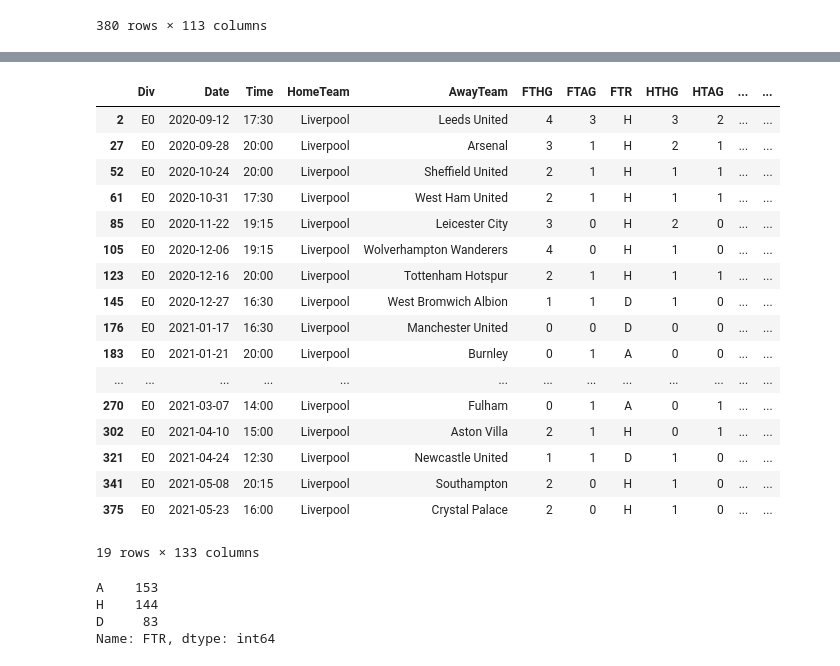
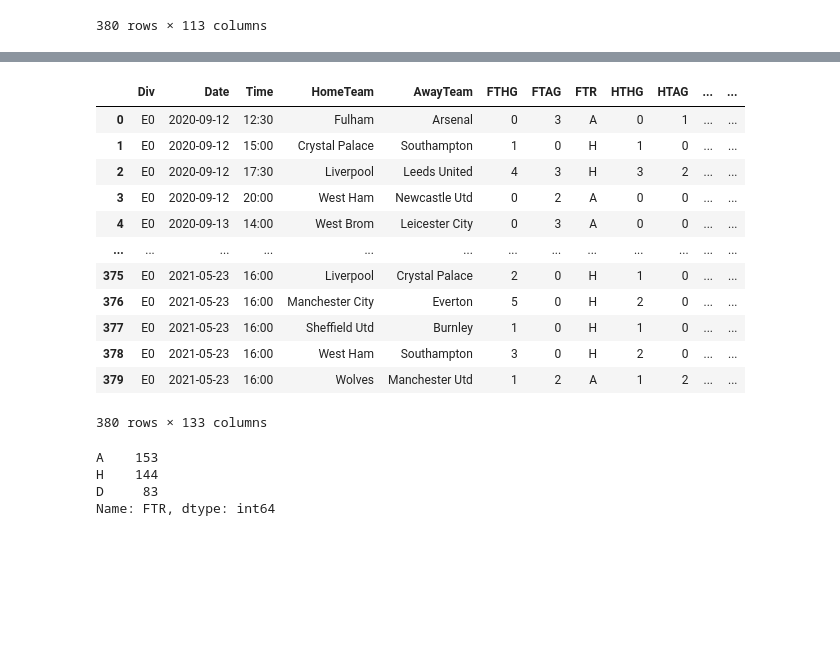
Before and after one commit to Giuliano99/Masterarbeit, a Jupyter notebook: Random Forest.ipynb, the cells around one changed output, grey strips where cells are left out. Drawn from its saved outputs; the diff is of its cells as text; code cells hidden in the pictures; blank space fills up the shorter version.

Commit message:
prepare data for seasons 19 and 21, import data done, random forst done

```diff
--- a/Random Forest.ipynb
+++ b/Random Forest.ipynb
@@ -348,0 +324,4 @@ PL20_21_fixtures
+# %%
+#PL19_20_fixtures = calculate_elo_season(PL19_20_fixtures)
+PL21_22_fixtures = calculate_elo_season(PL21_22_fixtures)
+PL21_22_fixtures
@@ -377,22 +415,0 @@ for idx, row in PL20_21_fixtures.iterrows():
-# %%
-#calculate Differences
-PL20_21_fixtures['goalsDifference'] = PL20_21_fixtures['goalsH'] - PL20_21_fixtures['goalsA']
-PL20_21_fixtures
-
-PL20_21_fixtures['shotsDifference'] = PL20_21_fixtures['shotsH'] - PL20_21_fixtures['shotsA']
-PL20_21_fixtures
-
-PL20_21_fixtures['cornersDifference'] = PL20_21_fixtures['cornersH'] - PL20_21_fixtures['cornersA']
-PL20_21_fixtures
-
-PL20_21_fixtures['ewmDifference'] = PL20_21_fixtures['ewmH'] - PL20_21_fixtures['ewmA']
-PL20_21_fixtures
-
-PL20_21_fixtures['elo_difference'] = PL20_21_fixtures['Elo_h_before'] - PL20_21_fixtures['Elo_a_before']
-PL20_21_fixtures
-
-PL20_21_fixtures['form_difference'] = PL20_21_fixtures['formH'] - PL20_21_fixtures['formA']
-PL20_21_fixtures
-
-#PL20_21_fixtures['form_difference_side'] = PL20_21_fixtures['formH_side'] - PL20_21_fixtures['formA_side']
-PL20_21_fixtures
@@ -413,27 +416,33 @@ PL20_21_fixtures
-# %%
-rslt_df = PL20_21_fixtures[PL20_21_fixtures['HomeTeam'] == 'Liverpool']
-#rslt_df2 = PL20_21_fixtures[PL20_21_fixtures['AwayTeam'] == 'Liverpool' ]
-rslt_df
-#rslt_df.append(rslt_df2).sort_index()
-# %% [output]
-|  | Div | Date | Time | HomeTeam | AwayTeam | FTHG | FTAG | FTR | HTHG | HTAG | ... | ... |
-| 2 | E0 | 2020-09-12 | 17:30 | Liverpool | Leeds United | 4 | 3 | H | 3 | 2 | ... | ... |
-| 27 | E0 | 2020-09-28 | 20:00 | Liverpool | Arsenal | 3 | 1 | H | 2 | 1 | ... | ... |
-| 52 | E0 | 2020-10-24 | 20:00 | Liverpool | Sheffield United | 2 | 1 | H | 1 | 1 | ... | ... |
-| 61 | E0 | 2020-10-31 | 17:30 | Liverpool | West Ham United | 2 | 1 | H | 1 | 1 | ... | ... |
-| 85 | E0 | 2020-11-22 | 19:15 | Liverpool | Leicester City | 3 | 0 | H | 2 | 0 | ... | ... |
-| 105 | E0 | 2020-12-06 | 19:15 | Liverpool | Wolverhampton Wanderers | 4 | 0 | H | 1 | 0 | ... | ... |
-| 123 | E0 | 2020-12-16 | 20:00 | Liverpool | Tottenham Hotspur | 2 | 1 | H | 1 | 1 | ... | ... |
-| 145 | E0 | 2020-12-27 | 16:30 | Liverpool | West Bromwich Albion | 1 | 1 | D | 1 | 0 | ... | ... |
-| 176 | E0 | 2021-01-17 | 16:30 | Liverpool | Manchester United | 0 | 0 | D | 0 | 0 | ... | ... |
-| 183 | E0 | 2021-01-21 | 20:00 | Liverpool | Burnley | 0 | 1 | A | 0 | 0 | ... | ... |
-| ... | ... | ... | ... | ... | ... | ... | ... | ... | ... | ... | ... | ... |
-| 270 | E0 | 2021-03-07 | 14:00 | Liverpool | Fulham | 0 | 1 | A | 0 | 1 | ... | ... |
-| 302 | E0 | 2021-04-10 | 15:00 | Liverpool | Aston Villa | 2 | 1 | H | 0 | 1 | ... | ... |
-| 321 | E0 | 2021-04-24 | 12:30 | Liverpool | Newcastle United | 1 | 1 | D | 1 | 0 | ... | ... |
-| 341 | E0 | 2021-05-08 | 20:15 | Liverpool | Southampton | 2 | 0 | H | 1 | 0 | ... | ... |
-| 375 | E0 | 2021-05-23 | 16:00 | Liverpool | Crystal Palace | 2 | 0 | H | 1 | 0 | ... | ... |
-19 rows × 133 columns
+# %%
+#calculate Differences
+def calculate_differences(df):
+    df['goalsDifference'] = df['goalsH'] - df['goalsA']
+    df['shotsDifference'] = df['shotsH'] - df['shotsA']
+    df['cornersDifference'] = df['cornersH'] - df['cornersA']
+    df['ewmDifference'] = df['ewmH'] - df['ewmA']
+    df['elo_difference'] = df['Elo_h_before'] - df['Elo_a_before']
+    df['form_difference'] = df['formH'] - df['formA']
+    return df
+PL19_20_fixtures = calculate_differences(PL19_20_fixtures)
+PL20_21_fixtures = calculate_differences(PL20_21_fixtures)
+PL21_22_fixtures = calculate_differences(PL21_22_fixtures)
+
+#PL20_21_fixtures['form_difference_side'] = PL20_21_fixtures['formH_side'] - PL20_21_fixtures['formA_side']
+PL20_21_fixtures
+# %% [output]
+|  | Div | Date | Time | HomeTeam | AwayTeam | FTHG | FTAG | FTR | HTHG | HTAG | ... | ... |
+| 0 | E0 | 2020-09-12 | 12:30 | Fulham | Arsenal | 0 | 3 | A | 0 | 1 | ... | ... |
+| 1 | E0 | 2020-09-12 | 15:00 | Crystal Palace | Southampton | 1 | 0 | H | 1 | 0 | ... | ... |
+| 2 | E0 | 2020-09-12 | 17:30 | Liverpool | Leeds United | 4 | 3 | H | 3 | 2 | ... | ... |
+| 3 | E0 | 2020-09-12 | 20:00 | West Ham | Newcastle Utd | 0 | 2 | A | 0 | 0 | ... | ... |
+| 4 | E0 | 2020-09-13 | 14:00 | West Brom | Leicester City | 0 | 3 | A | 0 | 0 | ... | ... |
+| ... | ... | ... | ... | ... | ... | ... | ... | ... | ... | ... | ... | ... |
+| 375 | E0 | 2021-05-23 | 16:00 | Liverpool | Crystal Palace | 2 | 0 | H | 1 | 0 | ... | ... |
+| 376 | E0 | 2021-05-23 | 16:00 | Manchester City | Everton | 5 | 0 | H | 2 | 0 | ... | ... |
+| 377 | E0 | 2021-05-23 | 16:00 | Sheffield Utd | Burnley | 1 | 0 | H | 1 | 0 | ... | ... |
+| 378 | E0 | 2021-05-23 | 16:00 | West Ham | Southampton | 3 | 0 | H | 2 | 0 | ... | ... |
+| 379 | E0 | 2021-05-23 | 16:00 | Wolves | Manchester Utd | 1 | 2 | A | 1 | 2 | ... | ... |
+380 rows × 133 columns
 # %%
 test = PL20_21_fixtures['FTR']
 test.value_counts()
```
Also changed, not shown: parts of 25 cells of this notebook, 6 other files.
